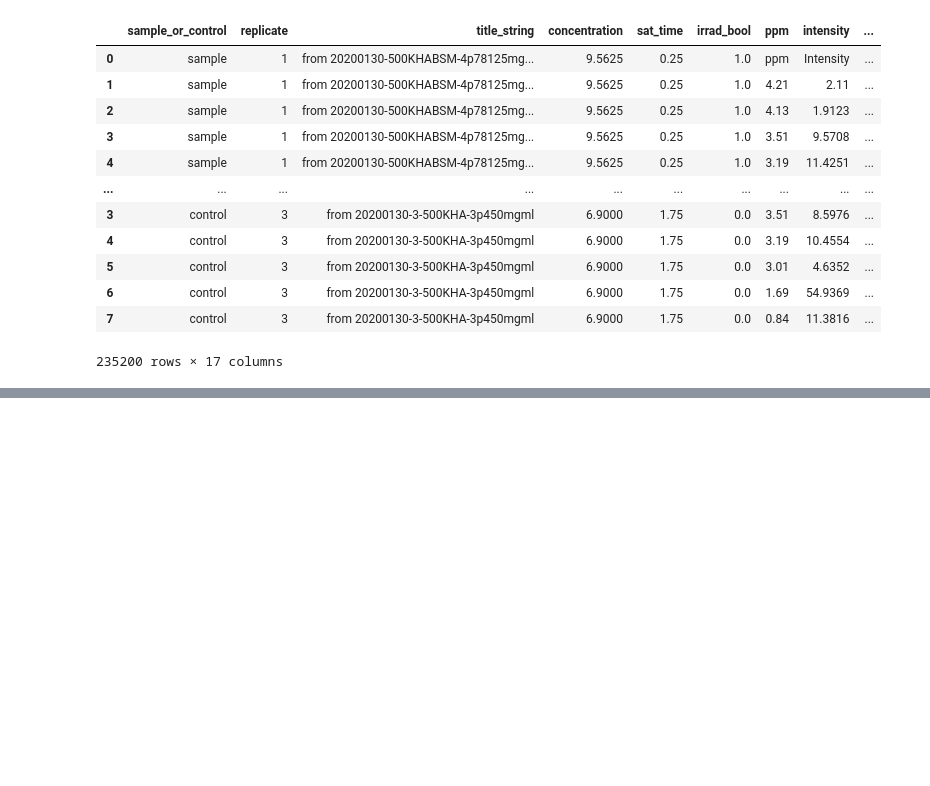
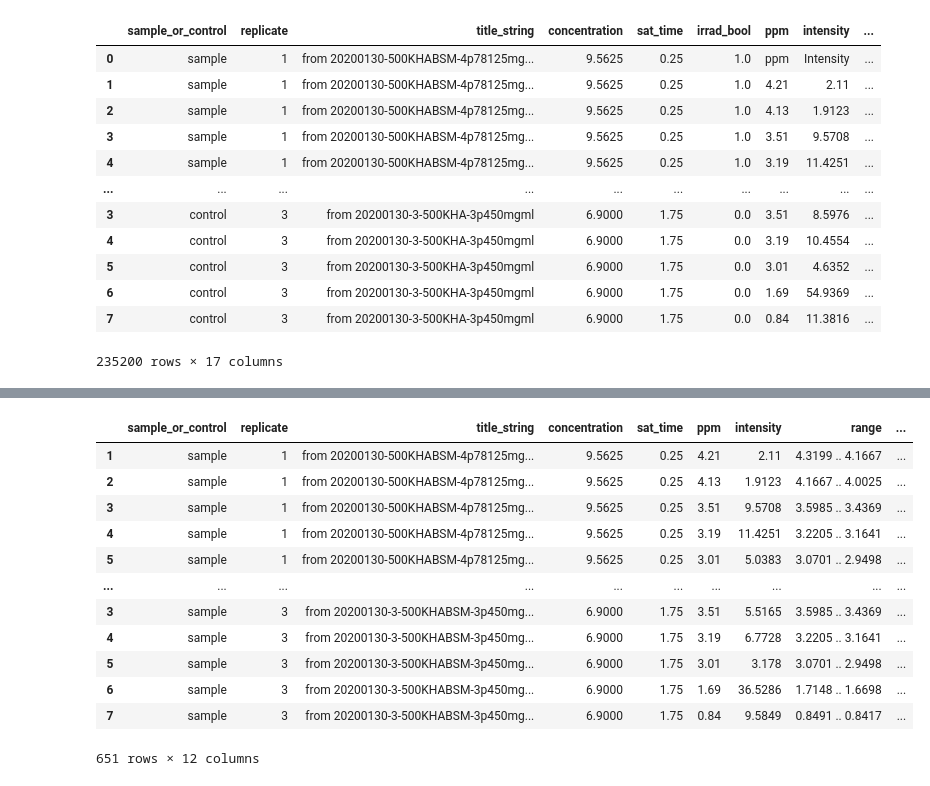
Before and after one commit to Frank-Gu-Lab/disco_deployment_test, a Jupyter notebook: disco-data-processing.ipynb, the cells around one changed output, grey strips where cells are left out. Cells and saved outputs as stored; diff of their text form; code cells hidden in the pictures; blank space fills up the shorter version.

```diff
--- a/disco-data-processing.ipynb
+++ b/disco-data-processing.ipynb
@@ -314,0 +351,34 @@ Export complete! Navigate to output directory to see the clean Excel file.
+# %%
+#get corrected % attenuation:
+
+#subset dataframe where irrad is true for % attenuation where sample is true
+p_atten_intensity_sample = intensity_irrad_true.loc[(intensity_irrad_true['sample_or_control'] == 'sample')]['%_attenuation']
+#subset dataframe where irrad is true for % attenuation where control is true
+p_atten_intensity_control = intensity_irrad_true.loc[(intensity_irrad_true['sample_or_control'] == 'control')]['%_attenuation']
+#subset dataframe where irrad is false for intensity where sample is true
+intensity_irrad_false_sample = intensity_irrad_false.loc[(intensity_irrad_false['sample_or_control'] == 'sample')]['intensity']
+
+#Calculate Corrected % attentuation, as applies to: irrad_bool == 1.0, sample_or_control = sample
+corr_p_attenuation = (1/intensity_irrad_false_sample)*(p_atten_intensity_sample - p_atten_intensity_control)
+
+#Subset original irrad true dataframe to include only sample_or_control = sample
+subset_irrad_sample_df = intensity_irrad_true.loc[(intensity_irrad_true['sample_or_control'] == 'sample')]
+
+#Create a new dataframe to hold the corrected % attenuation for this subset
+corr_attentuation_sample_irrad_df = pd.DataFrame(subset_irrad_sample_df)
+corr_attentuation_sample_irrad_df['corr_%_attenuation'] = corr_p_attenuation
+corr_attentuation_sample_irrad_df
+# %% [output]
+|  | sample_or_control | replicate | title_string | concentration | sat_time | ppm | intensity | range | ... |
+| 1 | sample | 1 | from 20200130-500KHABSM-4p78125mg... | 9.5625 | 0.25 | 4.21 | 2.11 | 4.3199 .. 4.1667 | ... |
+| 2 | sample | 1 | from 20200130-500KHABSM-4p78125mg... | 9.5625 | 0.25 | 4.13 | 1.9123 | 4.1667 .. 4.0025 | ... |
+| 3 | sample | 1 | from 20200130-500KHABSM-4p78125mg... | 9.5625 | 0.25 | 3.51 | 9.5708 | 3.5985 .. 3.4369 | ... |
+| 4 | sample | 1 | from 20200130-500KHABSM-4p78125mg... | 9.5625 | 0.25 | 3.19 | 11.4251 | 3.2205 .. 3.1641 | ... |
+| 5 | sample | 1 | from 20200130-500KHABSM-4p78125mg... | 9.5625 | 0.25 | 3.01 | 5.0383 | 3.0701 .. 2.9498 | ... |
+| ... | ... | ... | ... | ... | ... | ... | ... | ... | ... |
+| 3 | sample | 3 | from 20200130-3-500KHABSM-3p450mg... | 6.9000 | 1.75 | 3.51 | 5.5165 | 3.5985 .. 3.4369 | ... |
+| 4 | sample | 3 | from 20200130-3-500KHABSM-3p450mg... | 6.9000 | 1.75 | 3.19 | 6.7728 | 3.2205 .. 3.1641 | ... |
+| 5 | sample | 3 | from 20200130-3-500KHABSM-3p450mg... | 6.9000 | 1.75 | 3.01 | 3.178 | 3.0701 .. 2.9498 | ... |
+| 6 | sample | 3 | from 20200130-3-500KHABSM-3p450mg... | 6.9000 | 1.75 | 1.69 | 36.5286 | 1.7148 .. 1.6698 | ... |
+| 7 | sample | 3 | from 20200130-3-500KHABSM-3p450mg... | 6.9000 | 1.75 | 0.84 | 9.5849 | 0.8491 .. 0.8417 | ... |
+651 rows × 12 columns
```
Also changed, not shown: parts of 8 cells of this notebook, 2 other files.
